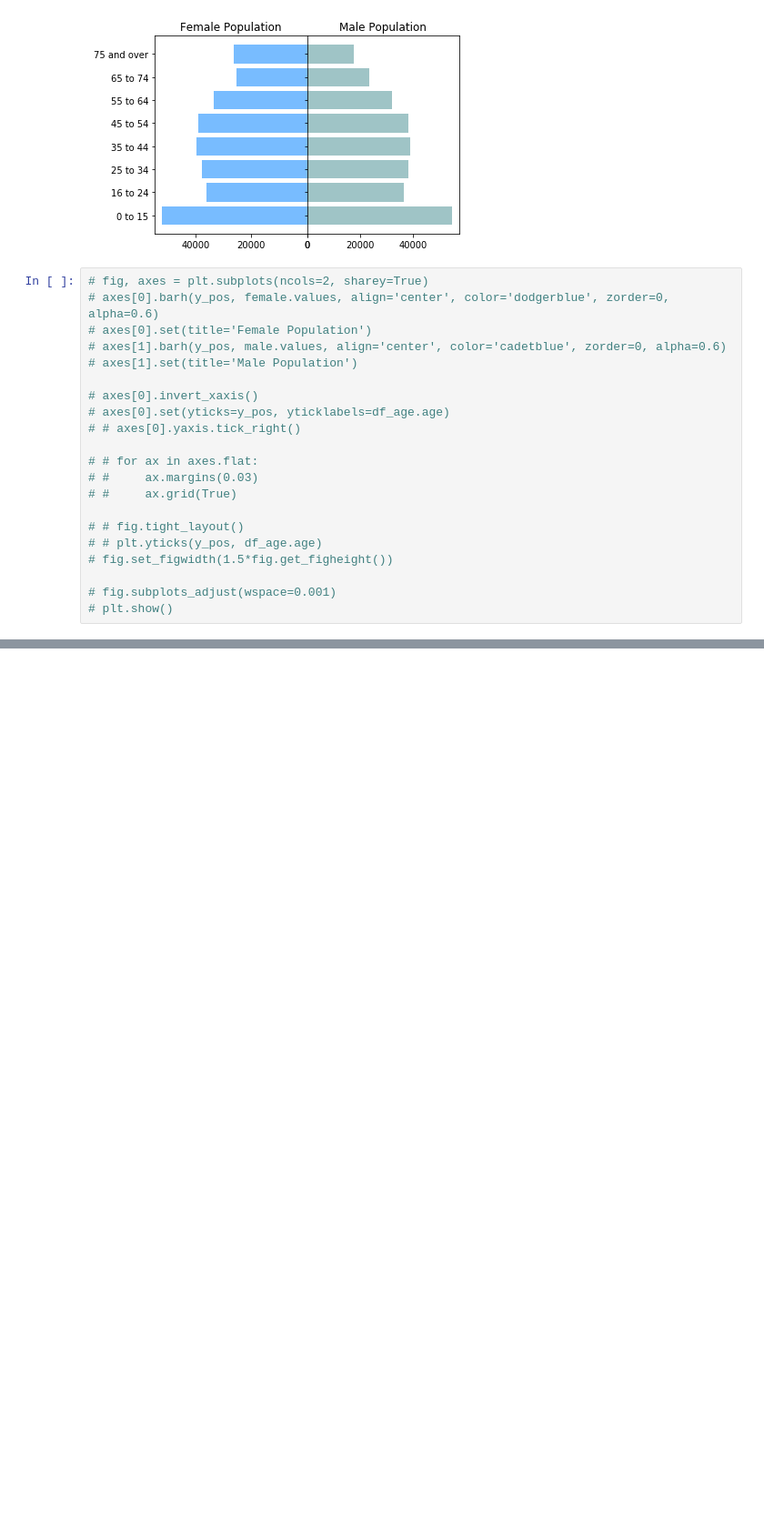
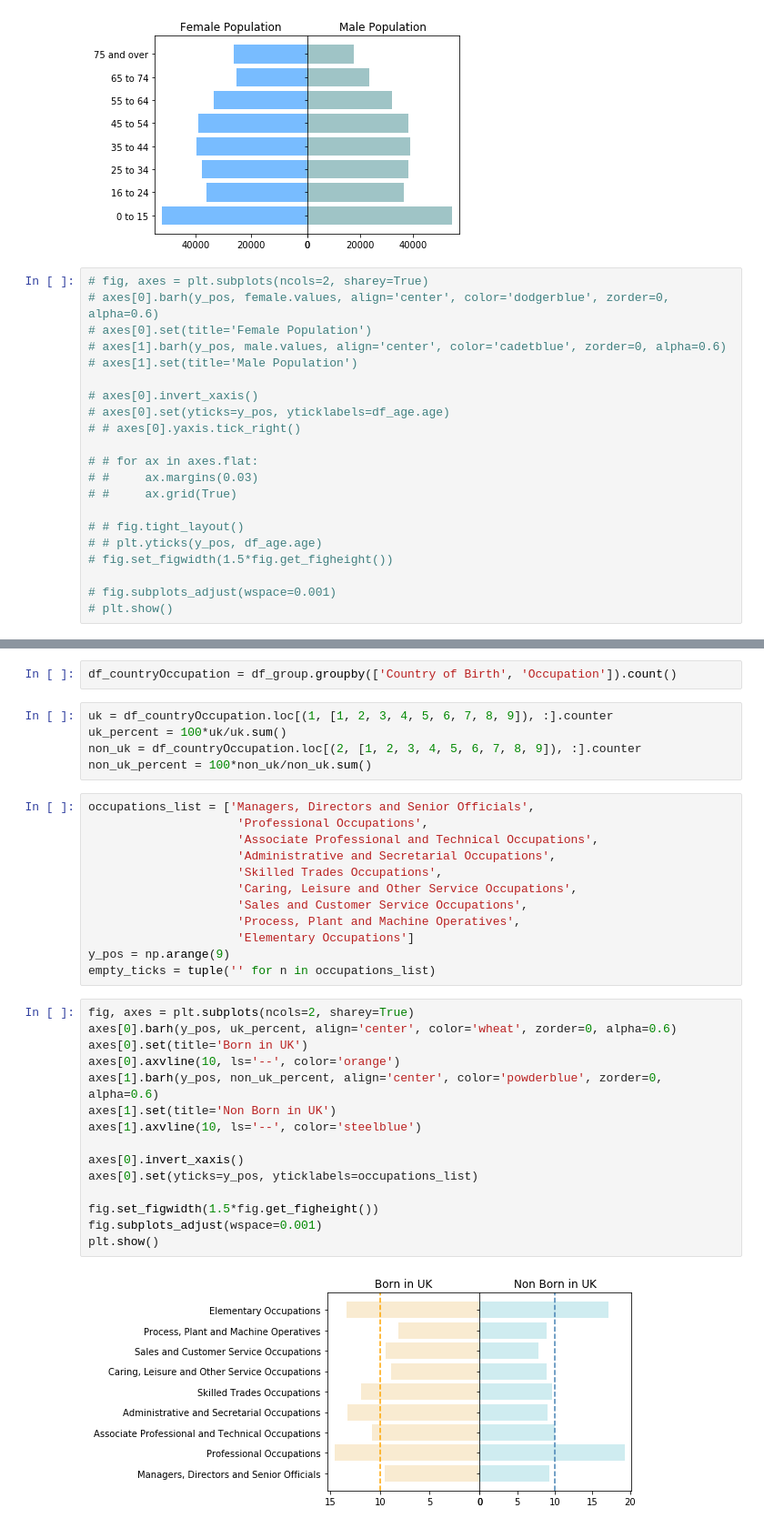
Before and after one commit to Daesparz/Conundrum_7, a Jupyter notebook: exploratory_data_analysis.ipynb, the cells around one changed output, grey strips where cells are left out. Shown: that part at 91% size. Saved outputs shown, nothing was run; the diff lists cells and outputs as text; blank space fills up the shorter version.

```diff
--- a/exploratory_data_analysis.ipynb
+++ b/exploratory_data_analysis.ipynb
@@ -307,0 +344,36 @@ plt.show()
+# %%
+df_countryOccupation = df_group.groupby(['Country of Birth', 'Occupation']).count()
+# %%
+uk = df_countryOccupation.loc[(1, [1, 2, 3, 4, 5, 6, 7, 8, 9]), :].counter
+uk_percent = 100*uk/uk.sum()
+non_uk = df_countryOccupation.loc[(2, [1, 2, 3, 4, 5, 6, 7, 8, 9]), :].counter
+non_uk_percent = 100*non_uk/non_uk.sum()
+# %%
+occupations_list = ['Managers, Directors and Senior Officials',
+                     'Professional Occupations',
+                     'Associate Professional and Technical Occupations',
+                     'Administrative and Secretarial Occupations',
+                     'Skilled Trades Occupations',
+                     'Caring, Leisure and Other Service Occupations',
+                     'Sales and Customer Service Occupations',
+                     'Process, Plant and Machine Operatives',
+                     'Elementary Occupations']
+y_pos = np.arange(9)
+empty_ticks = tuple('' for n in occupations_list)
+# %%
+fig, axes = plt.subplots(ncols=2, sharey=True)
+axes[0].barh(y_pos, uk_percent, align='center', color='wheat', zorder=0, alpha=0.6)
+axes[0].set(title='Born in UK')
+axes[0].axvline(10, ls='--', color='orange')
+axes[1].barh(y_pos, non_uk_percent, align='center', color='powderblue', zorder=0, alpha=0.6)
+axes[1].set(title='Non Born in UK')
+axes[1].axvline(10, ls='--', color='steelblue')
+
+axes[0].invert_xaxis()
+axes[0].set(yticks=y_pos, yticklabels=occupations_list)
+
+fig.set_figwidth(1.5*fig.get_figheight())
+fig.subplots_adjust(wspace=0.001)
+plt.show()
+# %% [output]
+[figure, added]
```
Also changed, not shown: parts of 7 cells of this notebook.
